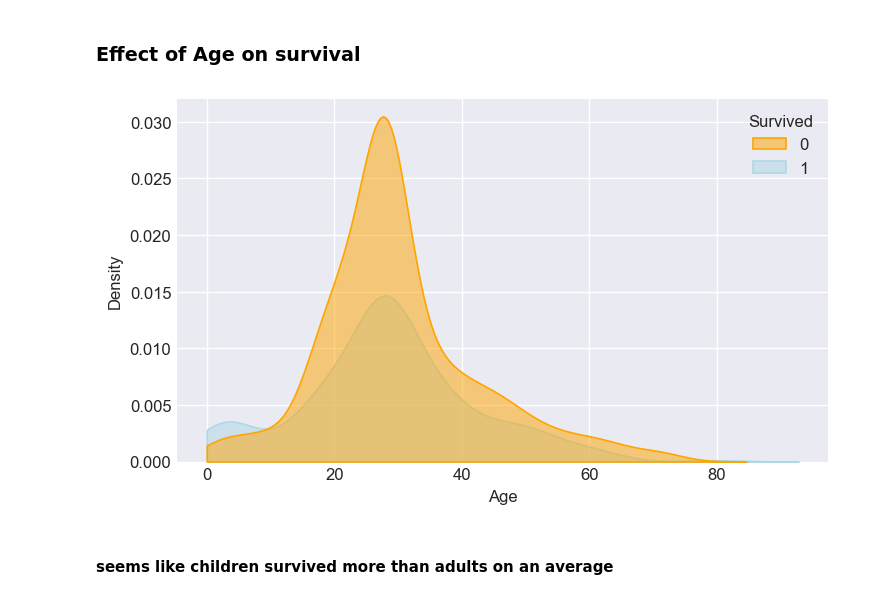
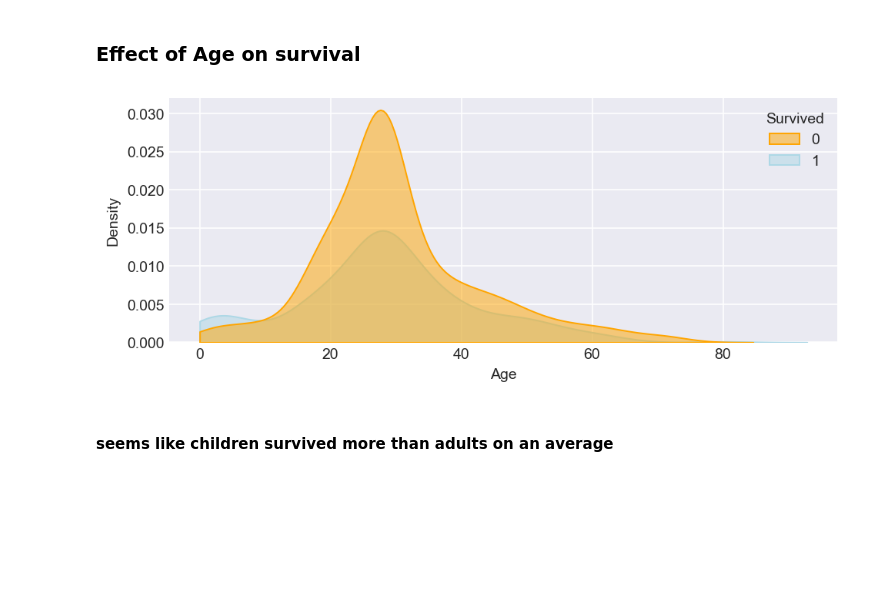
Before and after one commit to afzalmp40/EDA, a Jupyter notebook: titanic EDA/titanic EDA.ipynb, the cells around one changed output. Cells and saved outputs as stored; diff of their text form; code cells hidden in the pictures; blank space fills up the shorter version.

```diff
--- a/titanic EDA/titanic EDA.ipynb
+++ b/titanic EDA/titanic EDA.ipynb
@@ -492,18 +492,18 @@ correlation(df.drop(columns='Pclass',axis=1), figsize=(20,7), dpi=120)
 # %% [markdown]
 ### Effect of Age on survival
 # %%
-plt.figure(figsize=(7,4), dpi=120)
+plt.figure(figsize=(8,3), dpi=140)
 
 sns.kdeplot(
     data=df,
     x='Age',
     hue='Survived',
     fill=True,
     clip=(0,100), alpha=0.5, palette={0:'orange', 1:'lightblue'}
 )
 plt.show()
 # %% [output]
-[figure, old version]
+[figure, new version]
 # %% [markdown]
 #### **seems like children survived more than adults on an average**
 # %% [markdown]
```
Also changed, not shown: parts of 16 cells of this notebook, 1 other file.
